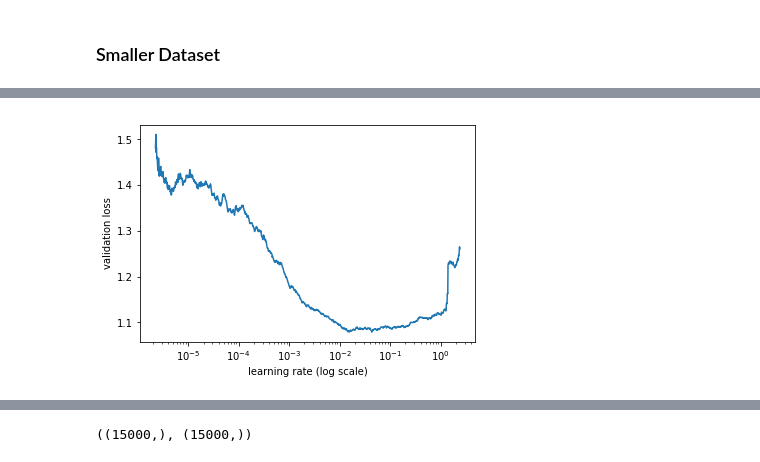
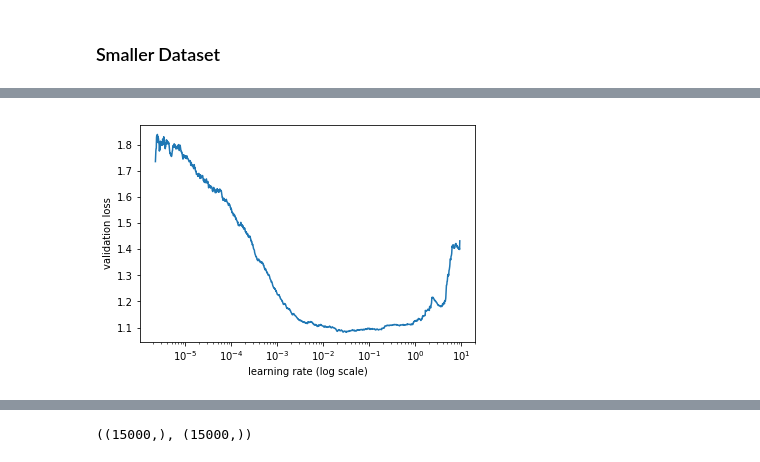
Before and after one commit to ceshine/modern_chinese_nlp, a Jupyter notebook: notebooks/Sentiment Analysis - Unigram - Transformer.ipynb, the cells around one changed output, grey strips where cells are left out. Saved outputs shown, nothing was run; the diff lists cells and outputs as text; code cells hidden in the pictures.

```diff
--- a/notebooks/Sentiment Analysis - Unigram - Transformer.ipynb
+++ b/notebooks/Sentiment Analysis - Unigram - Transformer.ipynb
@@ -223,6 +223,8 @@ weights['0.embed.weight'].shape
 torch.Size([7700, 300])
 # %% [markdown]
 ## Languange Model
+# %%
+n_toks, tokens_train, tokens_val, tokens_test = joblib.load("../data/cache/rating_unigram_tokens.pkl")
 # %%
 bs = 32
 bptt = 200
@@ -672,13 +661,15 @@ array([325491,  89616, 281273, ..., 394426, 195766, 348057])
 # %%
-bs = 64
+bs = 128
 tokens_train_small = np.array(tokens_train)[np.array(df_train_small.index)]
 tokens_val_small = np.array(tokens_val)[np.array(df_val_small.index)]
-trn_ds = TextDataset(tokens_train_small, df_train_small.label.values, max_seq_len=200)
-val_ds = TextDataset(tokens_val_small, df_val_small.label.values, max_seq_len=200)
+trn_ds = TextDataset(tokens_train_small, df_train_small.label.values, max_seq_len=100)
+val_ds = TextDataset(tokens_val_small, df_val_small.label.values, max_seq_len=100)
 trn_samp = SortishSampler(tokens_train_small, key=lambda x: len(tokens_train_small[x]), bs=bs//2)
 val_samp = SortSampler(tokens_val_small, key=lambda x: len(tokens_val_small[x]))
-trn_dl = FixedLengthDataLoader(trn_ds, batch_size=bs//2, seq_length=200, transpose=False, num_workers=1, pad_idx=2, sampler=trn_samp)
-val_dl = FixedLengthDataLoader(val_ds, batch_size=bs, seq_length=200, transpose=False, num_workers=1, pad_idx=2, sampler=val_samp)
+trn_dl = FixedLengthDataLoader(
+    trn_ds, batch_size=bs//2, seq_length=100, transpose=False, num_workers=1, pad_idx=2, sampler=trn_samp)
+val_dl = FixedLengthDataLoader(
+    val_ds, batch_size=bs, seq_length=100, transpose=False, num_workers=1, pad_idx=2, sampler=val_samp)
 model_data = ModelData(path, trn_dl, val_dl)
 # %%
 model= get_transformer_classifier(
@@ -687,24 +678,24 @@ model= get_transformer_classifier(
     n_head=12,
     n_layer=3,
     n_ctx=200,
-    clf_layers=[EMB_DIM, 50, 3],
+    clf_layers=[EMB_DIM, 3],
     pad_token=2,
-    embd_pdrop=0.05,
-    attn_pdrop=0.1,
-    resid_pdrop=0.1,
-    clf_pdrop=[0.5, 0.2],
+    embd_pdrop=0.1,
+    attn_pdrop=0.2,
+    resid_pdrop=0.2,
+    clf_pdrop=[0.5],
     afn="gelu"
 )
 # %%
 learn = TransformerLearner(
     model_data,
     TransformerTextModel(to_gpu(model)),
-    opt_fn=partial(torch.optim.Adam, betas=(0.9, 0.999)))
+    opt_fn=partial(torch.optim.Adam, betas=(0.8, 0.99)))
 learn.clip=25
 learn.metrics = [accuracy]
 learn.load_encoder('lm1_enc')
 # %%
-lrs = np.array([1e-5, 1e-4, 1e-4, 1e-4, 2e-4])
+lrs = np.array([1e-4, 1e-4, 1e-4, 1e-4, 2e-4])
 learn.freeze_to(-1)
 learn.lr_find(lrs/100)
 learn.sched.plot()
@@ -713,3 +706,3 @@ learn.sched.plot()
-[figure, old version]
+[figure, new version]
 # %%
 learn.freeze_to(-1)
```
Also changed, not shown: parts of 37 cells of this notebook, 3 other files.
